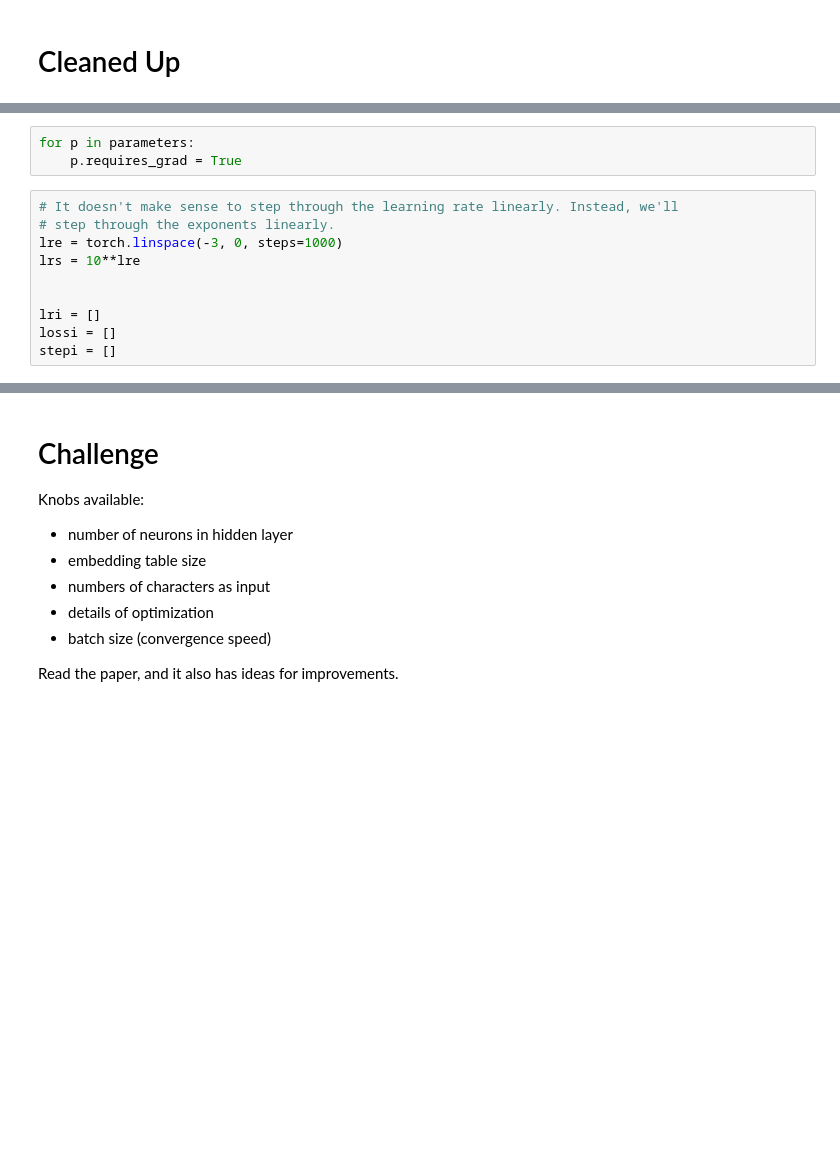
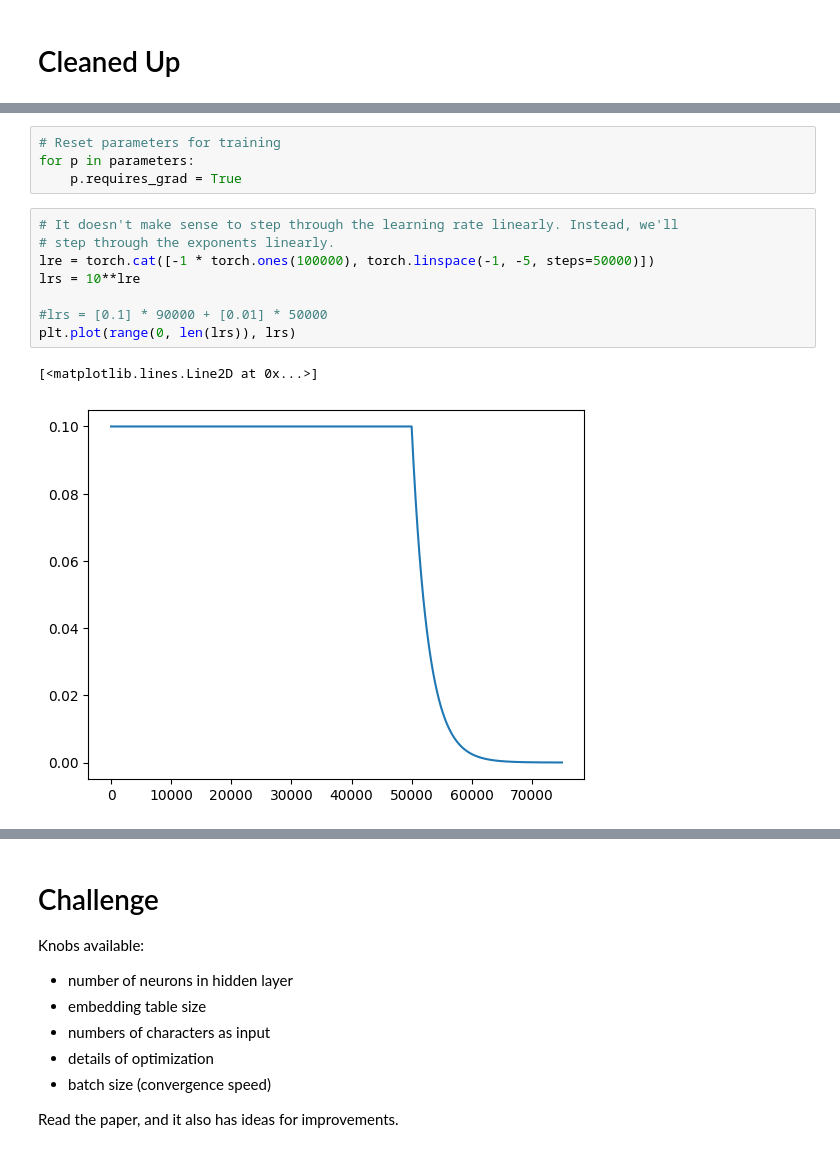
Before and after one commit to allenporter/karpathy-guides, a Jupyter notebook: makemore/makemore_mlp_pytorch.ipynb, the cells around one changed output, grey strips where cells are left out. Cells and saved outputs as stored; diff of their text form; blank space fills up the shorter version.

```diff
--- a/makemore/makemore_mlp_pytorch.ipynb
+++ b/makemore/makemore_mlp_pytorch.ipynb
@@ -159,13 +188,15 @@ sum(p.nelement() for p in parameters)
 # %%
+# Reset parameters for training
 for p in parameters:
     p.requires_grad = True
 # %%
 # It doesn't make sense to step through the learning rate linearly. Instead, we'll
 # step through the exponents linearly.
-lre = torch.linspace(-3, 0, steps=1000)
+lre = torch.cat([-1 * torch.ones(100000), torch.linspace(-1, -5, steps=50000)])
 lrs = 10**lre
 
-
-lri = []
-lossi = []
-stepi = []
+#lrs = [0.1] * 90000 + [0.01] * 50000
+plt.plot(range(0, len(lrs)), lrs)
+# %% [output]
+[<matplotlib.lines.Line2D at 0x...>]
+[figure, added]
```
Also changed, not shown: parts of 22 cells of this notebook, 1 other file.
